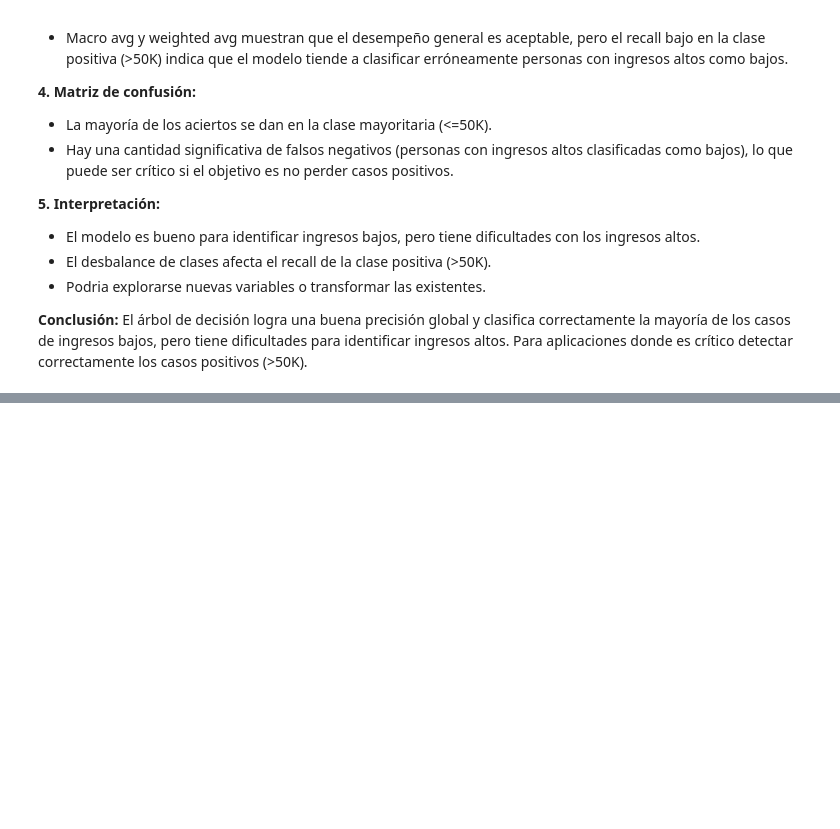
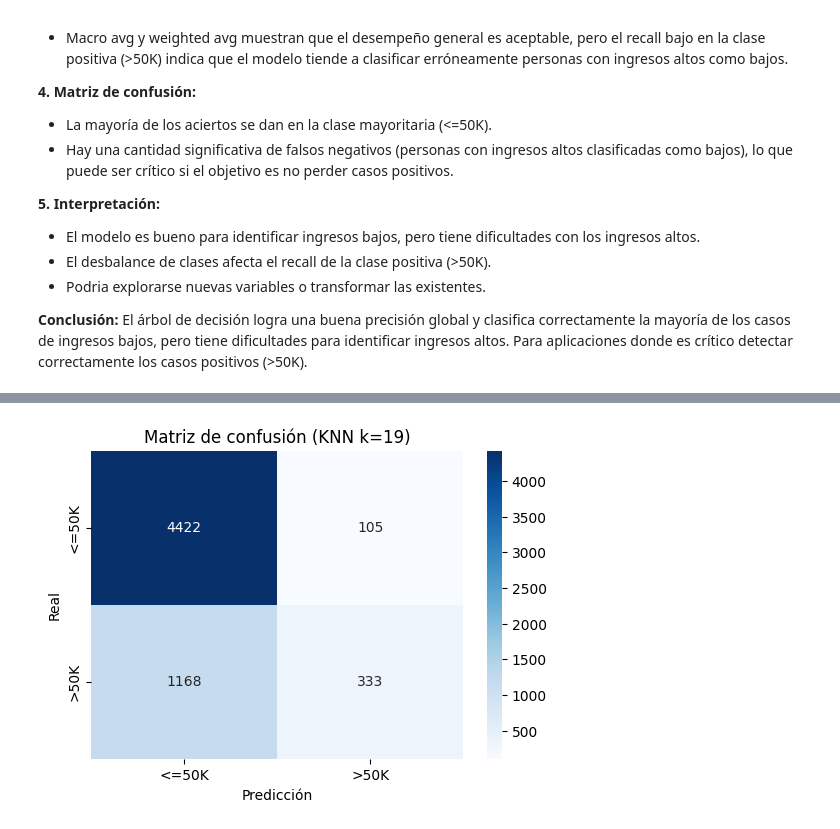
Before and after one commit to aalejoz25/adult_income_prediction_EDA_ML, a Jupyter notebook: adult_income_prediction.ipynb, the cells around one changed output, grey strips where cells are left out. Saved outputs shown, nothing was run; the diff lists cells and outputs as text; code cells hidden in the pictures; blank space fills up the shorter version.

```diff
--- a/adult_income_prediction.ipynb
+++ b/adult_income_prediction.ipynb
@@ -548,0 +611,24 @@ El árbol de decisión logra una buena precisión global y clasifica correctamen
+# %%
+best_k = None
+best_acc = 0
+best_rec = 0
+scores = []
+
+for k in range(1, 21):
+    knn = KNeighborsClassifier(n_neighbors=k)
+    knn.fit(X_train_one_hot, y_train_one_hot)
+    y_pred_knn = knn.predict(X_test_one_hot)
+    acc = accuracy_score(y_test_one_hot, y_pred_knn)
+    rec = recall_score(y_test_one_hot, y_pred_knn)
+    scores.append({'k': k, 'accuracy': acc, 'recall': rec})
+    if acc > best_acc:
+        best_acc = acc
+        best_rec = rec
+        best_k = k
+
+print(f"Mejor k según accuracy: {best_k}")
+print(f"Accuracy: {best_acc:.4f}, Recall: {best_rec:.4f}")
+
+# Mostrar todos los scores en un DataFrame
+scores_df = pd.DataFrame(scores)
+print(scores_df.sort_values('accuracy', ascending=False).head())
@@ -548,0 +664,11 @@ El árbol de decisión logra una buena precisión global y clasifica correctamen
+# %%
+# Entrenamiento y evaluación de KNN con k=19 usando datos one-hot
+knn_19 = KNeighborsClassifier(n_neighbors=19)
+knn_19.fit(X_train_one_hot, y_train_one_hot)
+y_pred_knn_19 = knn_19.predict(X_test_one_hot)
+
+print('Accuracy en test (k=19):', accuracy_score(y_test_one_hot, y_pred_knn_19))
+print('\nReporte de clasificación (k=19):')
+print(classification_report(y_test_one_hot, y_pred_knn_19))
+print('\nMatriz de confusión (k=19):')
+print(confusion_matrix(y_test_one_hot, y_pred_knn_19))
@@ -548,0 +692,10 @@ El árbol de decisión logra una buena precisión global y clasifica correctamen
+# %%
+cm_knn_19 = confusion_matrix(y_test_one_hot, y_pred_knn_19)
+plt.figure(figsize=(6,4))
+sns.heatmap(cm_knn_19, annot=True, fmt='d', cmap='Blues', xticklabels=['<=50K', '>50K'], yticklabels=['<=50K', '>50K'])
+plt.xlabel('Predicción')
+plt.ylabel('Real')
+plt.title('Matriz de confusión (KNN k=19)')
+plt.show()
+# %% [output]
+[figure, added]
```
Also changed, not shown: parts of 14 cells of this notebook.
